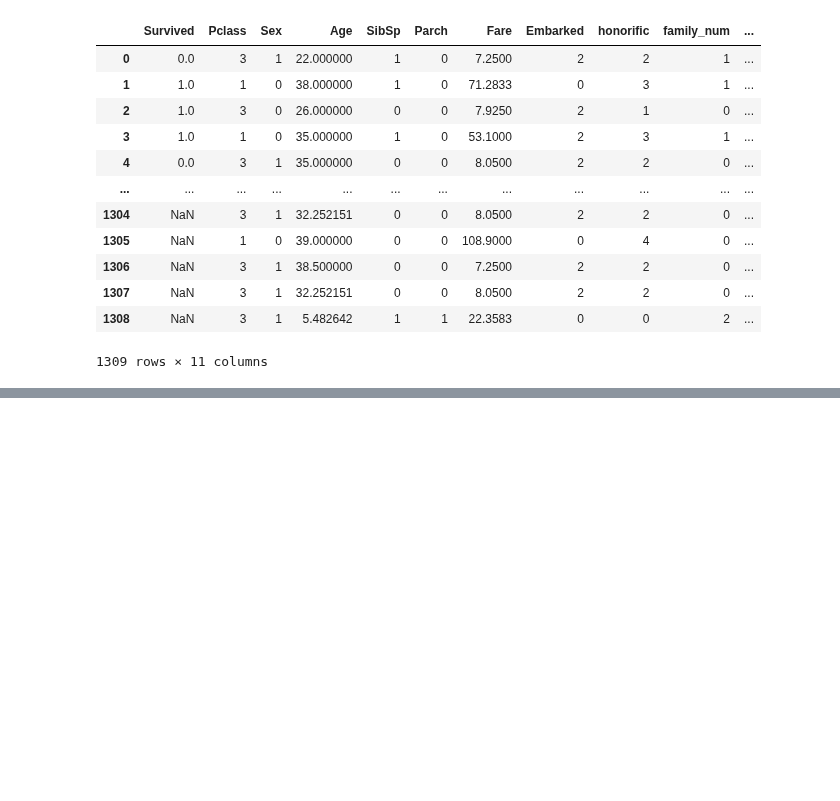
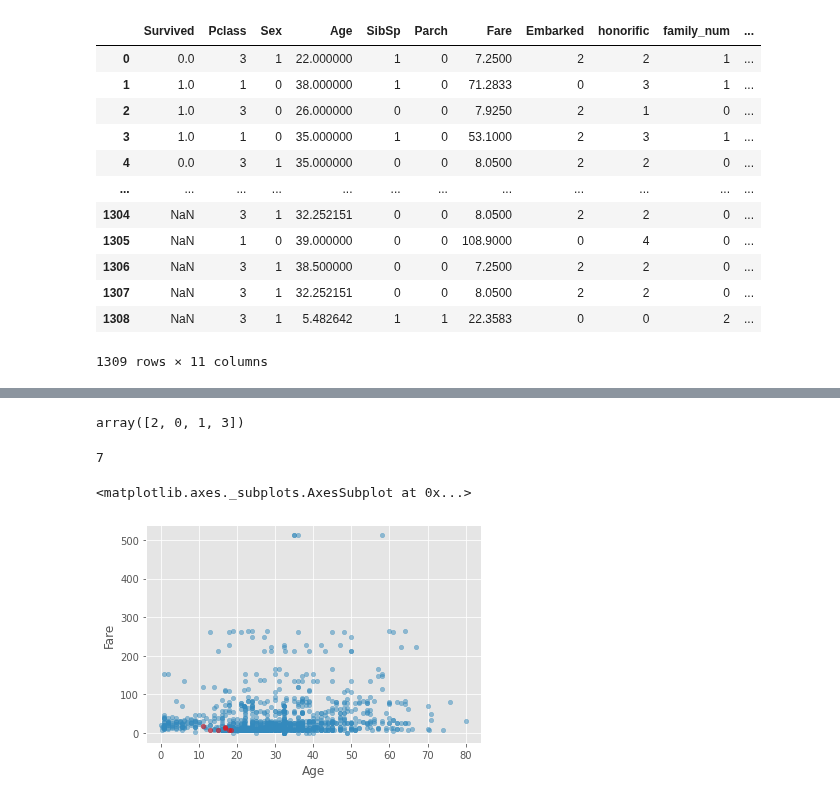
Before and after one commit to TaeMD/ML-projects, a Jupyter notebook: Titanic_Kaggle.ipynb, the cells around one changed output, grey strips where cells are left out. Drawn from its saved outputs; the diff is of its cells as text; code cells hidden in the pictures; blank space fills up the shorter version.

```diff
--- a/Titanic_Kaggle.ipynb
+++ b/Titanic_Kaggle.ipynb
@@ -599,0 +776,10 @@ lgb_eval = lgb.Dataset(X_valid, Y_valid, categorical_feature=categories)
+# %%
+all_df['Embarked'].unique()
+# %% [output]
+array([2, 0, 1, 3])
+# %%
+C_young10 = all_df[(all_df['Embarked']==0) & (all_df['Age']//10==1) & (all_df['family_num']==0)]
+# %%
+len(C_young10)
+# %% [output]
+7
@@ -599,0 +788,6 @@ lgb_eval = lgb.Dataset(X_valid, Y_valid, categorical_feature=categories)
+# %%
+ax = all_df.plot.scatter(x='Age', y='Fare', alpha=0.5)
+C_young10.plot.scatter(x='Age', y='Fare', color='red', alpha = 0.5, ax=ax)
+# %% [output]
+<matplotlib.axes._subplots.AxesSubplot at 0x...>
+[figure, added]
```
Also changed, not shown: parts of 29 cells of this notebook.
